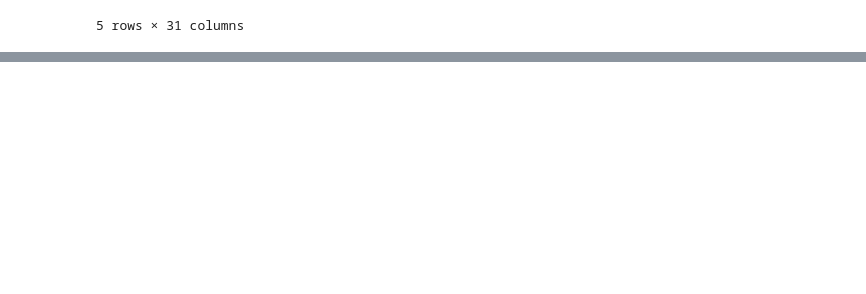
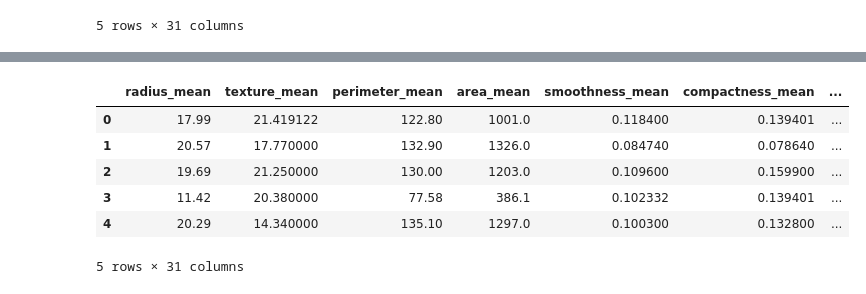
Before and after one commit to calvinyoon/DataScience, a Jupyter notebook: ML Binary Classification Tumor Type.ipynb, the cells around one changed output, grey strips where cells are left out. Saved outputs shown, nothing was run; the diff lists cells and outputs as text; code cells hidden in the pictures; blank space fills up the shorter version.

```diff
--- a/ML Binary Classification Tumor Type.ipynb
+++ b/ML Binary Classification Tumor Type.ipynb
@@ -284,7 +265,9 @@ df_benign = df[df["diagnosis"]=="B"].drop(columns=["diagnosis"])
 # %%
-# Calculate outliers for each column in malignant df, remove them and verify
+# Calculate outliers for each column in benign df, remove them and verify
 outlier_count_mal = {}
 df_mal_no_outlier = {}
+new_sample_size = {}
+
 for key, df_col in df_malignant.items():
     mean = df_col.mean()
     q1 = df_col.quantile(0.25)
@@ -295,10 +278,15 @@ for key, df_col in df_malignant.items():
 
     outlier_count_mal[key] = df_col[(df_col < lo_thres) | (df_col > hi_thres)].count()
     df_mal_no_outlier[key] = df_col.where((df_col >= lo_thres) & (df_col <= hi_thres))
+    new_sample_size[key] = df_mal_no_outlier[key].notna().sum()
+
+df_mal_no_outlier = pd.DataFrame(df_mal_no_outlier)
+df_mal_no_outlier.fillna(df_mal_no_outlier.mean(), inplace=True)
 
 combined_dict = {
     'Outliers Count': pd.Series(outlier_count_mal),
-    'Null Count': pd.DataFrame(df_mal_no_outlier).isna().sum()
+    'Null Count': df_mal_no_outlier.isna().sum(),
+    'New Sample Size': pd.Series(new_sample_size)
 }
 
 result_df = pd.DataFrame(combined_dict)
@@ -339,9 +327,12 @@ for key, df_col in df_benign.items():
     df_ben_no_outlier[key] = df_col.where((df_col >= lo_thres) & (df_col <= hi_thres))
     new_sample_size[key] = df_ben_no_outlier[key].notna().sum()
 
+df_ben_no_outlier = pd.DataFrame(df_ben_no_outlier)
+df_ben_no_outlier.fillna(df_ben_no_outlier.mean(), inplace=True)
+
 combined_dict = {
     'Outliers Count': pd.Series(outlier_count_ben),
-    'Null Count': pd.DataFrame(df_ben_no_outlier).isna().sum(),
+    'Null Count': df_ben_no_outlier.isna().sum(),
     'New Sample Size': pd.Series(new_sample_size)
 }
 
@@ -368,3 +401,18 @@ fractal_dimension_worst              13          13              344
 # %%
-malignant_data = df_mal_no_outlier
-benign_data = df_ben_no_outlier
+malignant_data = pd.DataFrame(df_mal_no_outlier)
+benign_data = pd.DataFrame(df_ben_no_outlier)
+
+df = pd.concat([malignant_data, benign_data], ignore_index=True)
+# %%
+df_label = df_label.replace({"M": 1, "B": 0})
+# %%
+df = pd.concat([df, df_label], axis=1)
+df.head()
+# %% [output]
+|  | radius_mean | texture_mean | perimeter_mean | area_mean | smoothness_mean | compactness_mean | ... |
+| 0 | 17.99 | 21.419122 | 122.80 | 1001.0 | 0.118400 | 0.139401 | ... |
+| 1 | 20.57 | 17.770000 | 132.90 | 1326.0 | 0.084740 | 0.078640 | ... |
+| 2 | 19.69 | 21.250000 | 130.00 | 1203.0 | 0.109600 | 0.159900 | ... |
+| 3 | 11.42 | 20.380000 | 77.58 | 386.1 | 0.102332 | 0.139401 | ... |
+| 4 | 20.29 | 14.340000 | 135.10 | 1297.0 | 0.100300 | 0.132800 | ... |
+5 rows × 31 columns
```
Also changed, not shown: parts of 35 cells of this notebook.
